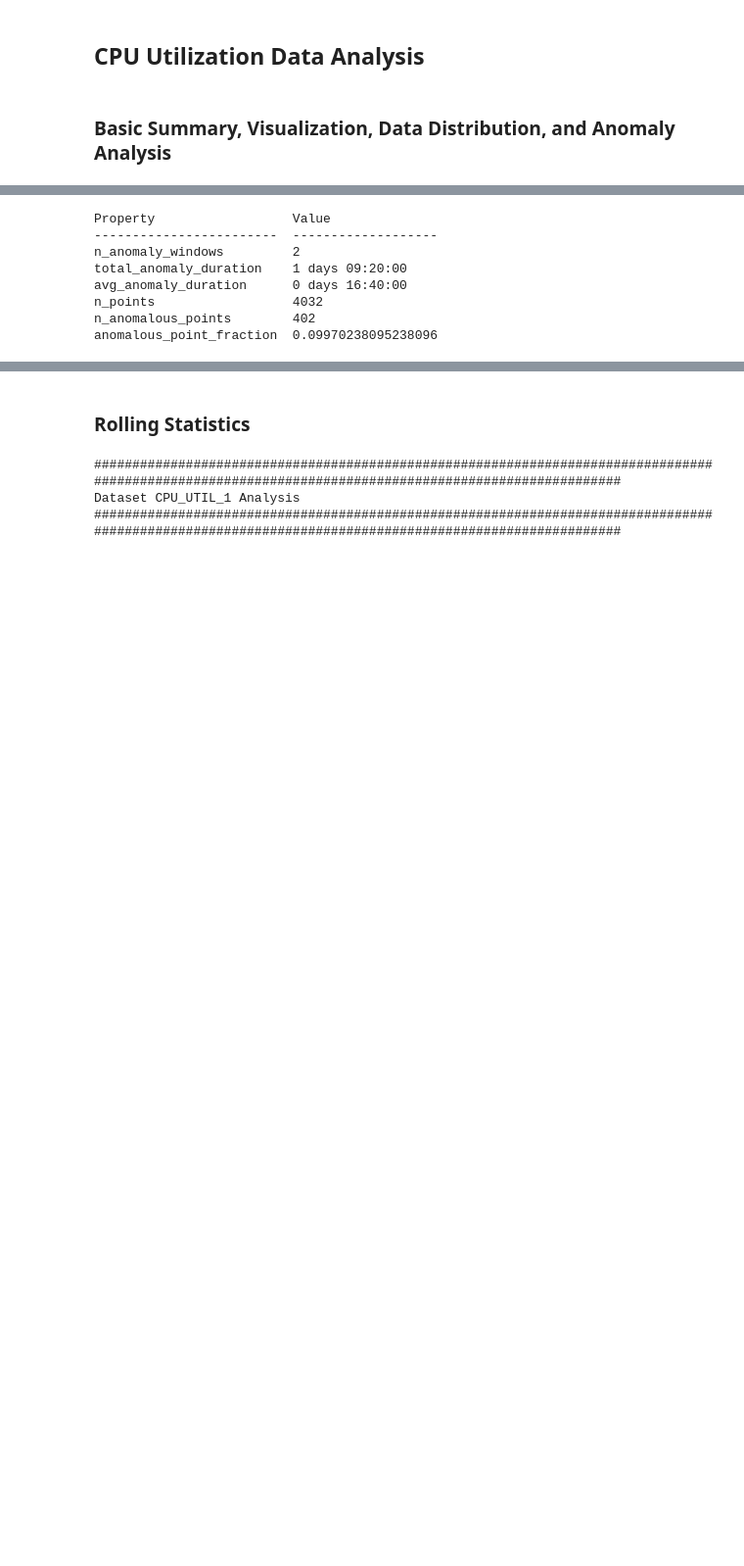
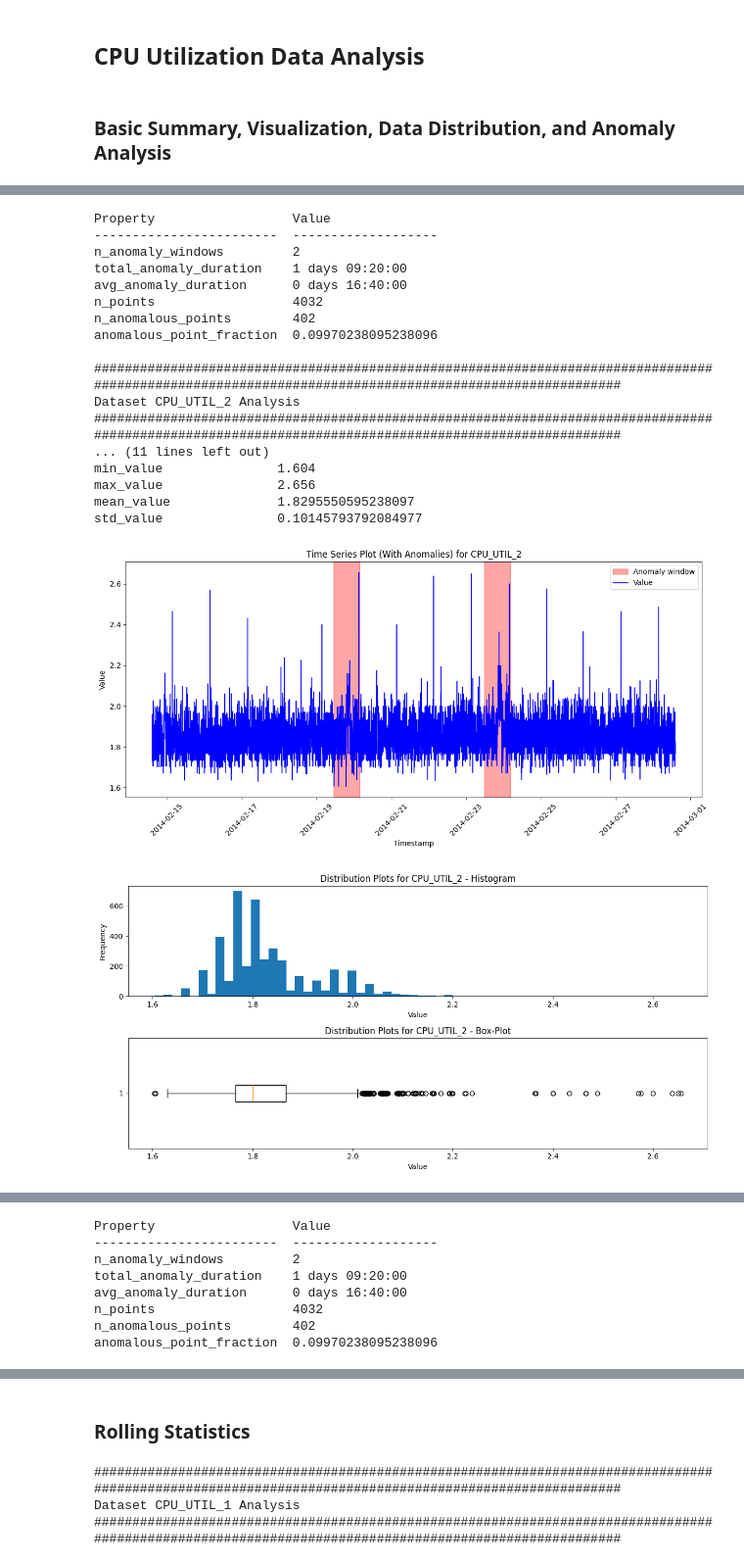
Before and after one commit to Umair-A-Mirza/cloud-alert-forecasting-internship-task, a Jupyter notebook: notebooks/eda.ipynb, the cells around one changed output, grey strips where cells are left out. Shown at 98% size. Cells and saved outputs as stored; diff of their text form; code cells hidden in the pictures; blank space fills up the shorter version.

```diff
--- a/notebooks/eda.ipynb
+++ b/notebooks/eda.ipynb
@@ -71,10 +69,8 @@ def eda_1(dataset_name: str, df: pd.DataFrame, anomaly_windows: List[Tuple[pd.Ti
     plot_lag(df=df, anomaly_windows=anomaly_windows, lags=[1, 3, 6, 12, 48, 72, 144, 288])
     compute_anomaly_statistics(df=df, anomaly_windows=anomaly_windows, timestamp_col='timestamp', should_print=True)
 # %%
-dataset_name = 'CPU_UTIL_1'
-dataframe, anomaly_windows = dfs_map[dataset_name]
-
-eda_1(dataset_name=dataset_name, df=dataframe, anomaly_windows=anomaly_windows)
+for dataset_name, (dataframe, anomaly_windows) in dfs_map.items():
+    eda_1(dataset_name=dataset_name, df=dataframe, anomaly_windows=anomaly_windows)
 # %% [output]
 ######################################################################################################################################################
 Dataset CPU_UTIL_1 Analysis
@@ -82,25 +79,36 @@ Dataset CPU_UTIL_1 Analysis
 Metric                  Value
 ----------------------  ---------------------------------------
 n_rows                  4032
 start_time              2014-02-14 14:27:00
 end_time                2014-02-28 14:22:00
 median_interval         0 days 00:05:00
 mode_interval           0   0 days 00:05:00
                         Name: timestamp, dtype: timedelta64[us]
 n_missing_timestamps    0
 n_duplicate_timestamps  0
 min_value               34.766
 max_value               68.092
 mean_value              43.11037160218254
 std_value               4.303564641024769
 [figure]
 [figure]
 [figure]
 Property                  Value
 ------------------------  -------------------
 n_anomaly_windows         2
 total_anomaly_duration    1 days 09:20:00
 avg_anomaly_duration      0 days 16:40:00
 n_points                  4032
 n_anomalous_points        402
 anomalous_point_fraction  0.09970238095238096
+
+######################################################################################################################################################
+Dataset CPU_UTIL_2 Analysis
+######################################################################################################################################################
+... (11 lines left out)
+min_value               1.604
+max_value               2.656
+mean_value              1.8295550595238097
+std_value               0.10145793792084977
+[figure, added]
+[figure, added]
@@ -107 +116,9 @@ anomalous_point_fraction  0.09970238095238096
+Property                  Value
+------------------------  -------------------
+n_anomaly_windows         2
+total_anomaly_duration    1 days 09:20:00
+avg_anomaly_duration      0 days 16:40:00
+n_points                  4032
+n_anomalous_points        402
+anomalous_point_fraction  0.09970238095238096
 # %% [markdown]
```
Also changed, not shown: parts of 12 cells of this notebook, 2 other files.
